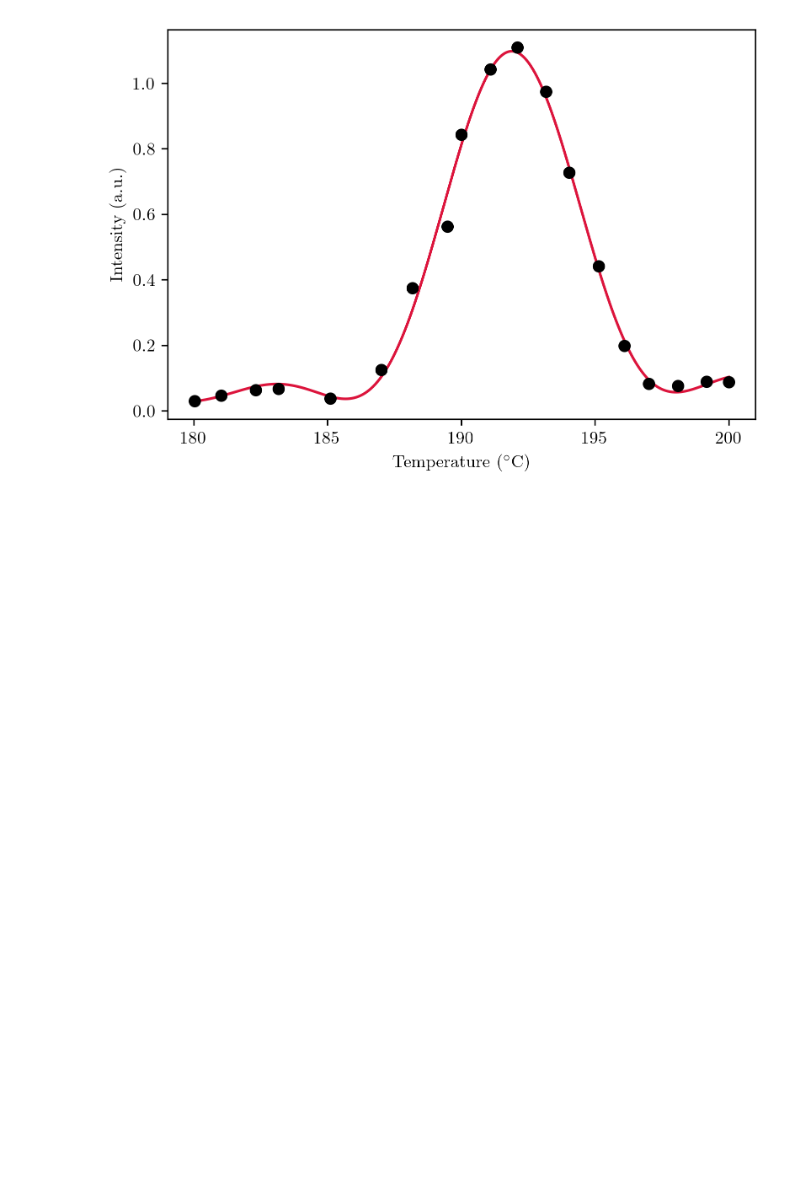
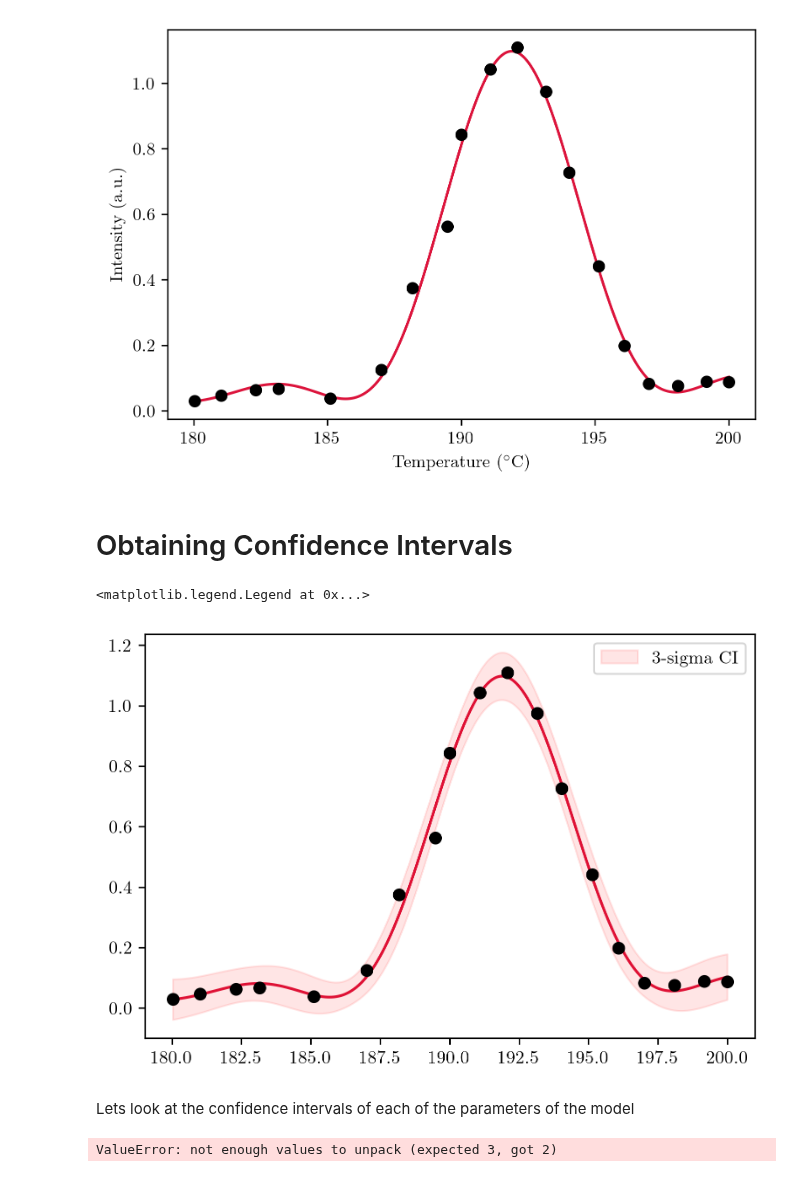
Before and after one commit to diyamagnetism/DHO900-Oscilliscope-Scripts, a Jupyter notebook: crystal-temp-analysis.ipynb, the cells around one changed output. Saved outputs shown, nothing was run; the diff lists cells and outputs as text; code cells hidden in the pictures; blank space fills up the shorter version.

Commit message:
added confidence intervals, need to convert normalized CI contour plots back to non normalized form

```diff
--- a/crystal-temp-analysis.ipynb
+++ b/crystal-temp-analysis.ipynb
@@ -73,3 +73,5 @@ plt.show()
 Peak location: T=191.8784
 Peak width: dT=6.1740
 [figure]
+# %% [markdown]
+# Obtaining Confidence Intervals
@@ -75,0 +80,43 @@ Peak width: dT=6.1740
+# %%
+sinc_model = Model(sinc2_linear)
+
+params = sinc_model.make_params(A=3,
+                            x0=0.3,
+                            w=0.83,
+                            m=0,
+                            b=0)
+
+
+# we will use this array  of points to evaluate the fit
+T_norm_fit = np.linspace(T_norm.min(), T_norm.max(), 500)
+
+# get the fit result
+I_norm_fit_result = sinc_model.fit(I_norm, params, x=T_norm)
+
+#evaluate fit at fine sweep of x values
+I_norm_fit_eval = I_norm_fit_result.eval(x=T_norm_fit)
+
+# ci = conf_interval(I_norm_fit_result, I_norm_fit_result, sigmas=[1,2,3])
+
+pred_ci = I_norm_fit_result.eval_uncertainty(x=T_norm_fit, sigma=3)
+
+# print(ci)
+
+# transform from normalized data to raw
+T_fit = np.std(T)*T_norm_fit + np.mean(T)
+I_fit_eval = np.std(I)*I_norm_fit_eval + np.min(I)
+
+I_ci_up = np.std(I)*(I_norm_fit_eval + pred_ci) + np.min(I)
+I_ci_down = np.std(I)*(I_norm_fit_eval - pred_ci) + np.min(I)
+# %%
+fig, ax = plt.subplots(figsize=(6,4), dpi=300)
+ax.plot(T_fit, I_fit_eval, color='crimson', zorder=1)
+ax.scatter(T, I, color='k', zorder=2)
+plt.fill_between(T_fit, I_ci_down, I_ci_up,
+                 color='red', alpha=0.1, label='3-sigma CI')
+plt.legend()
+# %% [output]
+<matplotlib.legend.Legend at 0x...>
+[figure, added]
+# %% [markdown]
+Lets look at the confidence intervals of each of the parameters of the model
@@ -75,0 +129,16 @@ Peak width: dT=6.1740
+# %%
+import matplotlib.pyplot as plt
+
+# Calculate the map for two specific parameters
+cx, cy, grid = I_norm_fit_result.conf_interval(p_names=['A', 'x0'], sigmas=[0,1,2,3])
+
+
+
+# Plotting the contours
+plt.contourf(cx, cy, grid, levels=[0.68, 0.95, 0.99])
+plt.xlabel('Amplitude')
+plt.ylabel('Sigma')
+plt.title('Confidence Contours')
+plt.show()
+# %% [output]
+ValueError: not enough values to unpack (expected 3, got 2)
```
Also changed, not shown: parts of 5 cells of this notebook, 1 other file.
